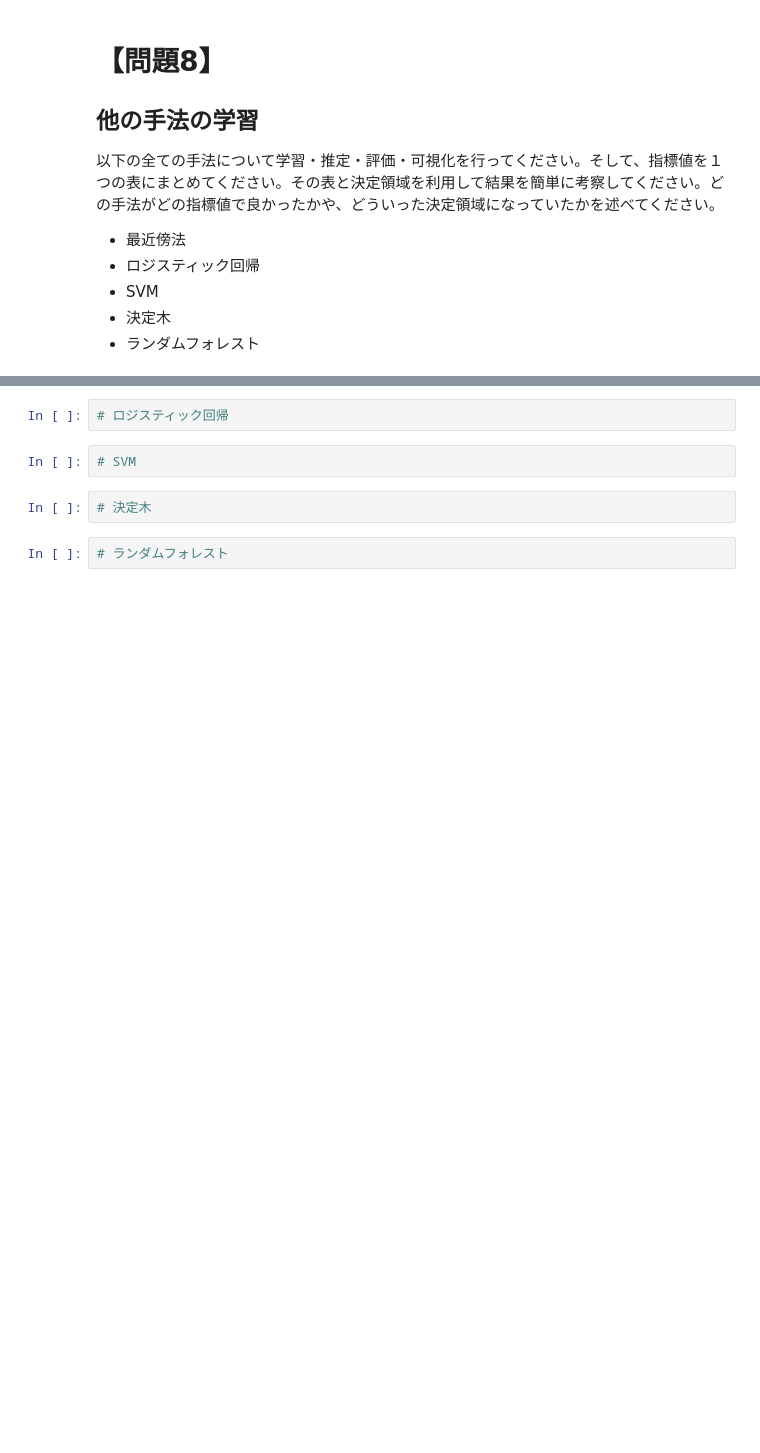
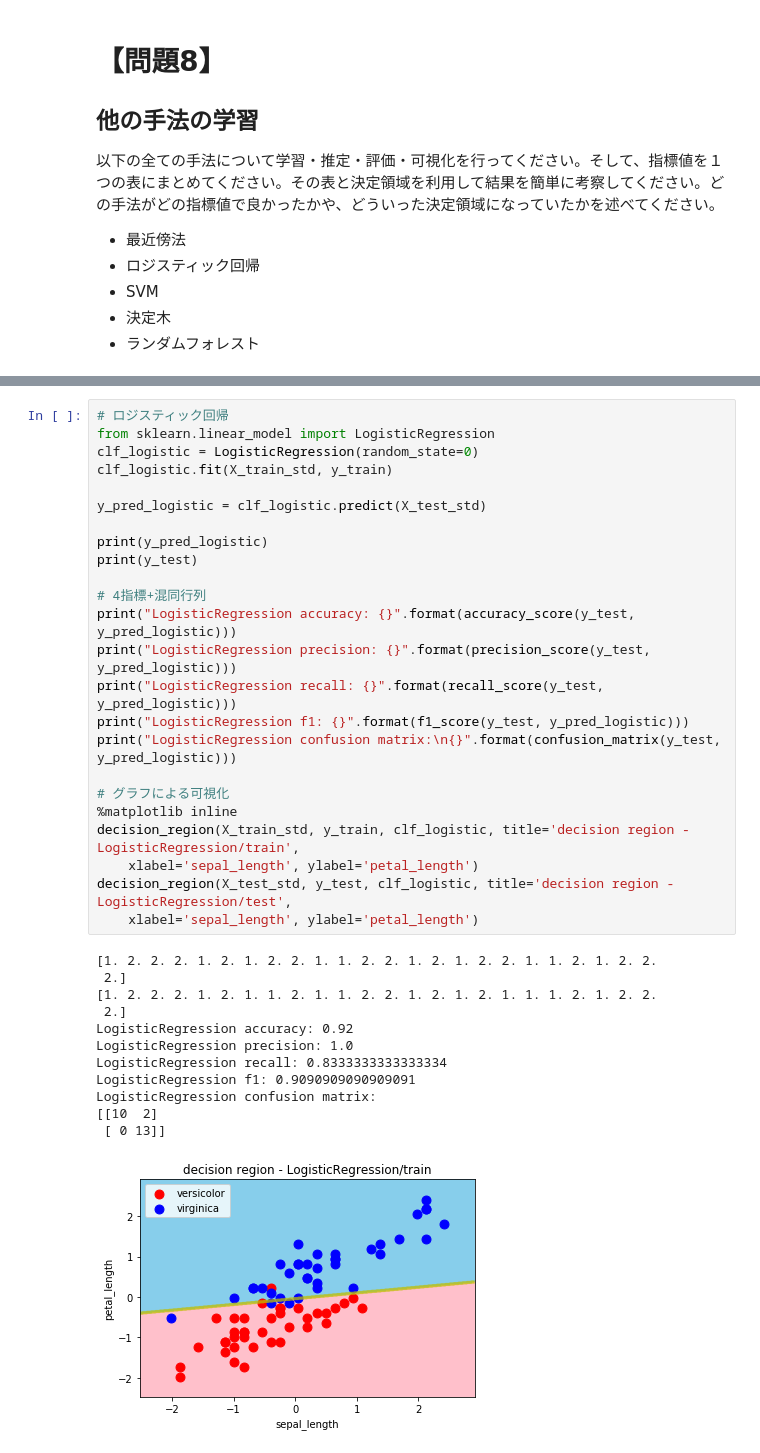
Before and after one commit to taiki-nakaso/diveintocode-ml, a Jupyter notebook: src/week4/prep/task1.ipynb, the cells around one changed output, grey strips where cells are left out. Saved outputs shown, nothing was run; the diff lists cells and outputs as text; blank space fills up the shorter version.

```diff
--- a/src/week4/prep/task1.ipynb
+++ b/src/week4/prep/task1.ipynb
@@ -468,8 +468,37 @@ NearestNeighborsClassifier confusion matrix:
-# %%
-# ロジスティック回帰
-# %%
-# SVM
-# %%
-# 決定木
-# %%
-# ランダムフォレスト
+# %%
+# ロジスティック回帰
+from sklearn.linear_model import LogisticRegression
+clf_logistic = LogisticRegression(random_state=0)
+clf_logistic.fit(X_train_std, y_train)
+
+y_pred_logistic = clf_logistic.predict(X_test_std)
+
+print(y_pred_logistic)
+print(y_test)
+
+# 4指標+混同行列
+print("LogisticRegression accuracy: {}".format(accuracy_score(y_test, y_pred_logistic)))
+print("LogisticRegression precision: {}".format(precision_score(y_test, y_pred_logistic)))
+print("LogisticRegression recall: {}".format(recall_score(y_test, y_pred_logistic)))
+print("LogisticRegression f1: {}".format(f1_score(y_test, y_pred_logistic)))
+print("LogisticRegression confusion matrix:\n{}".format(confusion_matrix(y_test, y_pred_logistic)))
+
+# グラフによる可視化
+%matplotlib inline
+decision_region(X_train_std, y_train, clf_logistic, title='decision region - LogisticRegression/train',
+    xlabel='sepal_length', ylabel='petal_length')
+decision_region(X_test_std, y_test, clf_logistic, title='decision region - LogisticRegression/test',
+    xlabel='sepal_length', ylabel='petal_length')
+# %% [output]
+[1. 2. 2. 2. 1. 2. 1. 2. 2. 1. 1. 2. 2. 1. 2. 1. 2. 2. 1. 1. 2. 1. 2. 2.
+ 2.]
+[1. 2. 2. 2. 1. 2. 1. 1. 2. 1. 1. 2. 2. 1. 2. 1. 2. 1. 1. 1. 2. 1. 2. 2.
+ 2.]
+LogisticRegression accuracy: 0.92
+LogisticRegression precision: 1.0
+LogisticRegression recall: 0.8333333333333334
+LogisticRegression f1: 0.9090909090909091
+LogisticRegression confusion matrix:
+[[10  2]
+ [ 0 13]]
+[figure, added]
```
Also changed, not shown: parts of 18 cells of this notebook.
